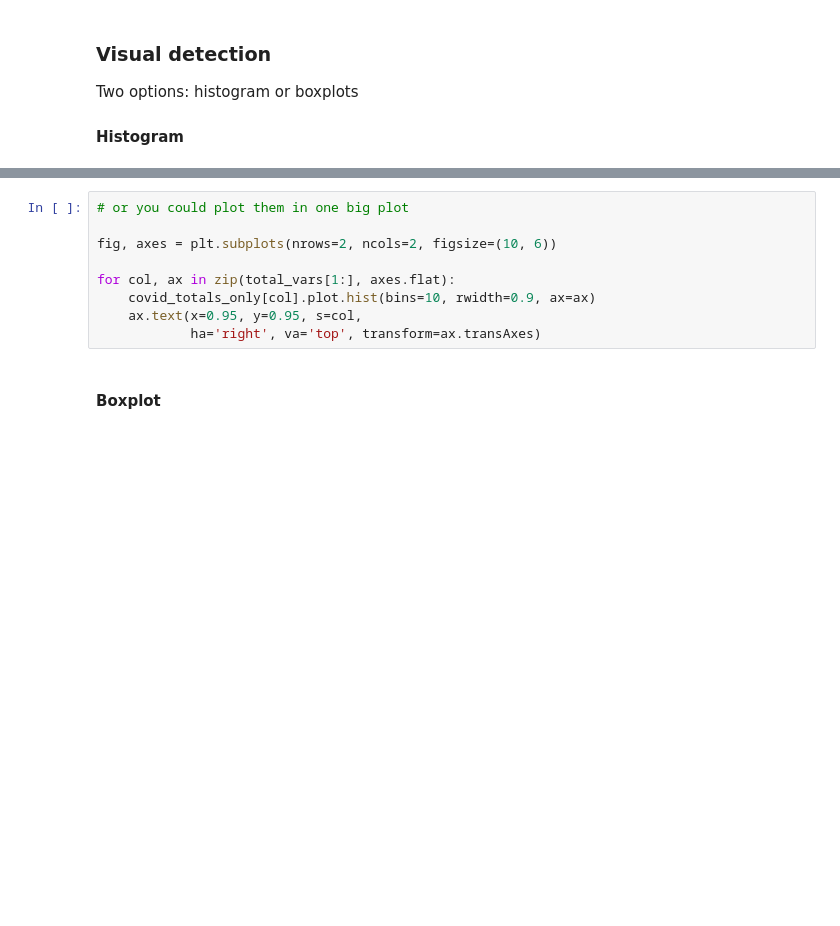
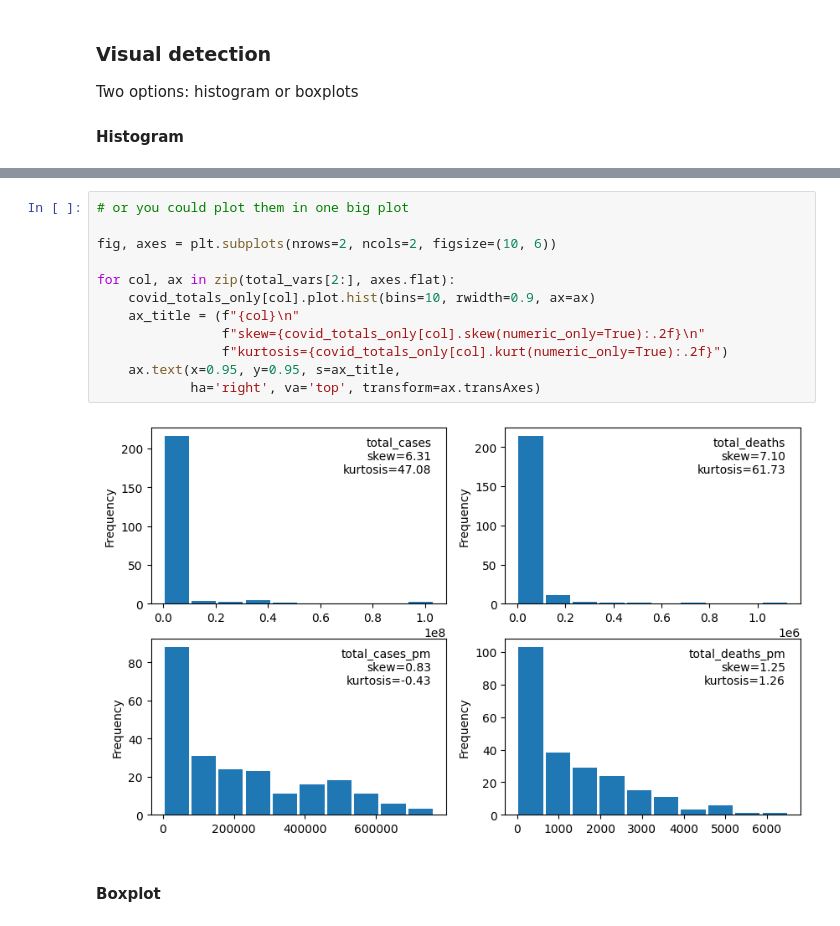
Before and after one commit to jieshu-wang-SBU/EST389_371_2026_spring, a Jupyter notebook: lectures/05-data_cleaning/05-04_outliers.ipynb, the cells around one changed output, grey strips where cells are left out. Saved outputs shown, nothing was run; the diff lists cells and outputs as text; blank space fills up the shorter version.

Commit message:
add skew and kurtosis to plots

```diff
--- a/lectures/05-data_cleaning/05-04_outliers.ipynb
+++ b/lectures/05-data_cleaning/05-04_outliers.ipynb
@@ -44,12 +100,17 @@ covid_totals_only['total_cases'].plot.hist(bins=10, rwidth=0.9, figsize=(6, 4))
 # %%
 # or you could plot them in one big plot
 
 fig, axes = plt.subplots(nrows=2, ncols=2, figsize=(10, 6))
 
-for col, ax in zip(total_vars[1:], axes.flat):
+for col, ax in zip(total_vars[2:], axes.flat):
     covid_totals_only[col].plot.hist(bins=10, rwidth=0.9, ax=ax)
-    ax.text(x=0.95, y=0.95, s=col,
+    ax_title = (f"{col}\n"
+                f"skew={covid_totals_only[col].skew(numeric_only=True):.2f}\n"
+                f"kurtosis={covid_totals_only[col].kurt(numeric_only=True):.2f}")
+    ax.text(x=0.95, y=0.95, s=ax_title,
             ha='right', va='top', transform=ax.transAxes)
+# %% [output]
+[figure, added]
 # %% [markdown]
 #### Boxplot
 # %%
```
Also changed, not shown: parts of 6 cells of this notebook.
